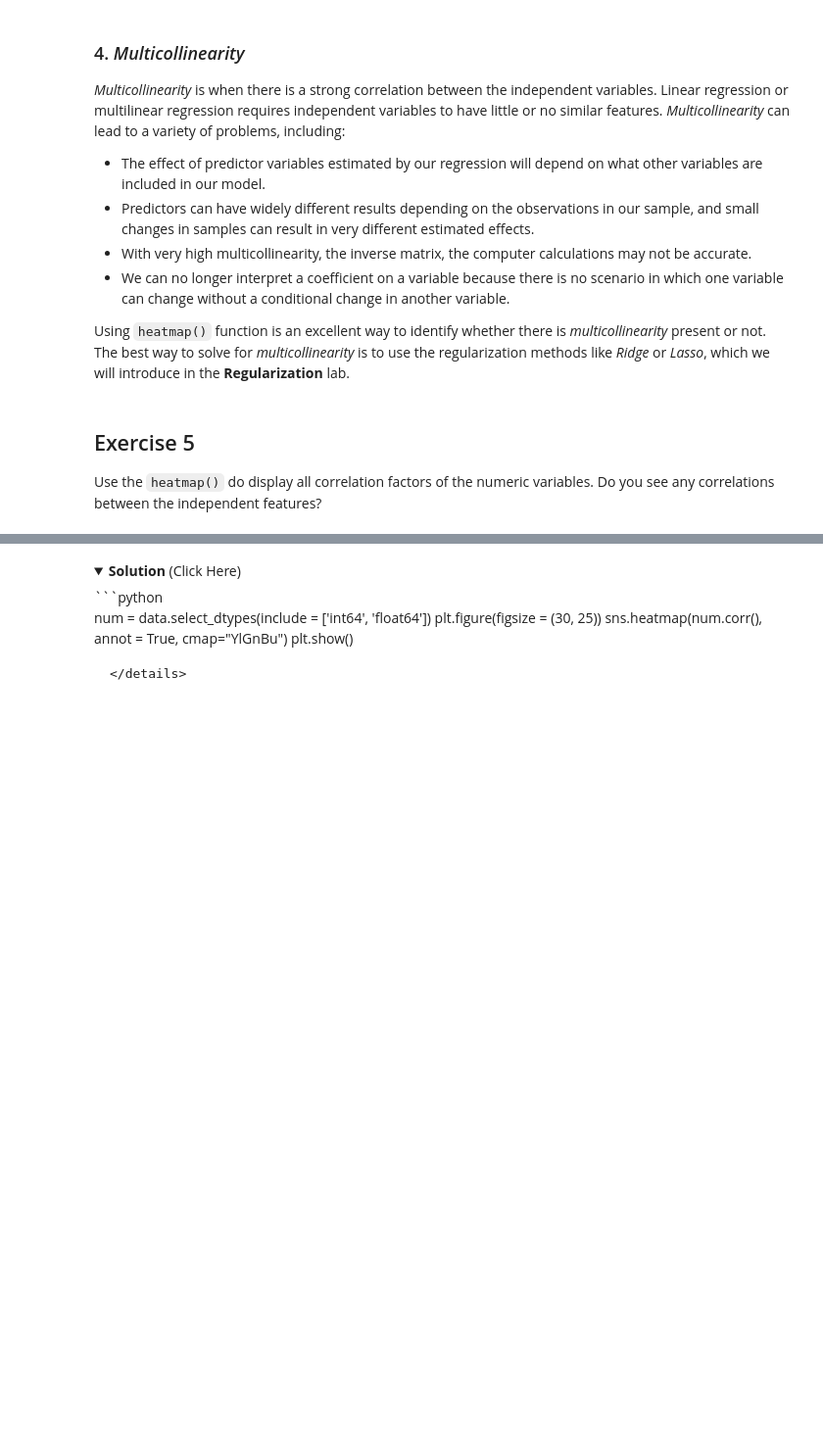
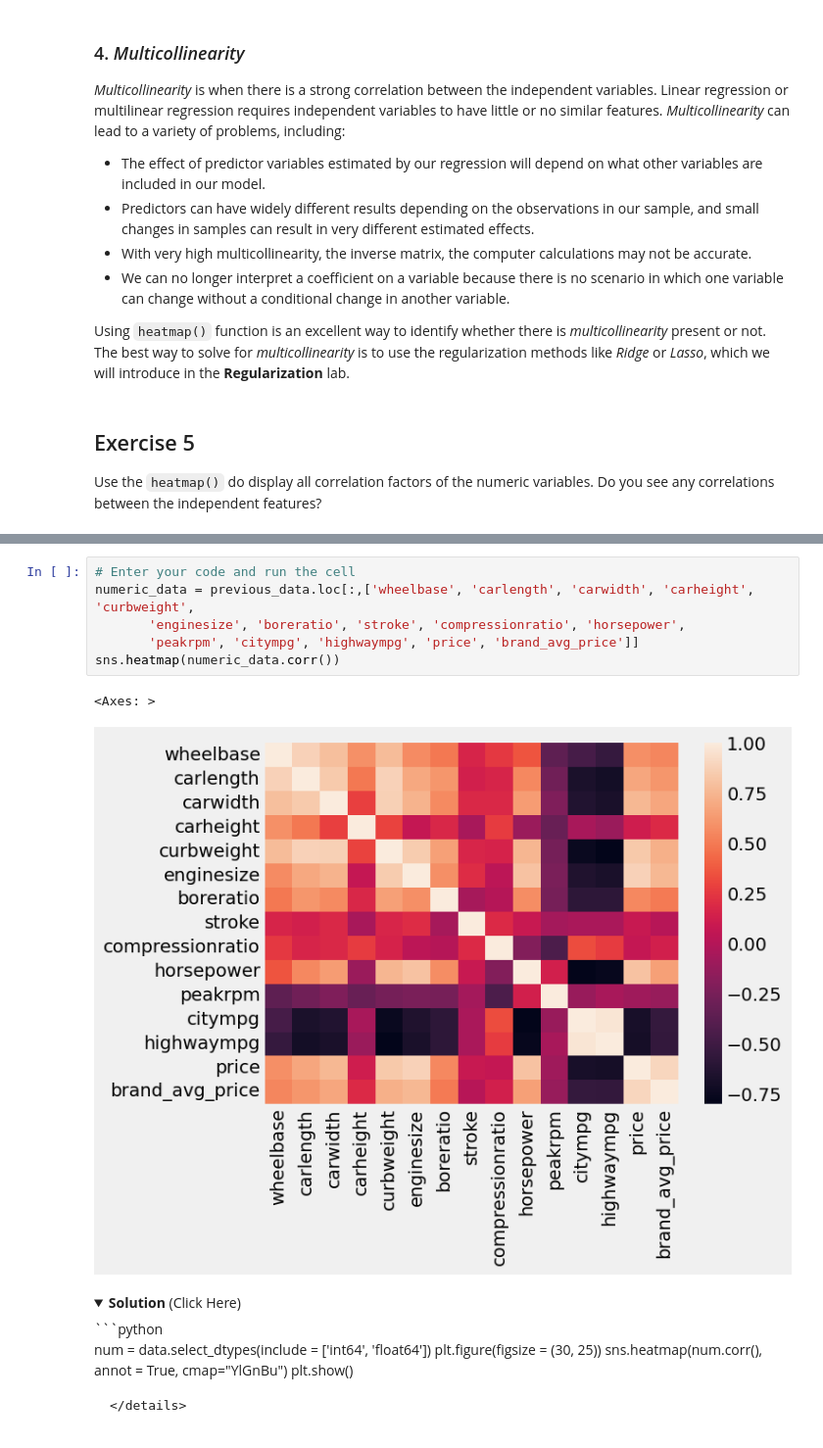
Before and after one commit to tycoi2005/202308_machine_learning_ibm_coursera, a Jupyter notebook: 002supervised-machine-learning-regression/linear_regression.ipynb, the cells around one changed output, grey strips where cells are left out. Shown at 98% size. Cells and saved outputs as stored; diff of their text form; folded sections open; blank space fills up the shorter version.

```diff
--- a/002supervised-machine-learning-regression/linear_regression.ipynb
+++ b/002supervised-machine-learning-regression/linear_regression.ipynb
@@ -654,3 +682,12 @@ Use the `heatmap()` do display all correlation factors of the numeric variables.
+# %%
+# Enter your code and run the cell
+numeric_data = previous_data.loc[:,['wheelbase', 'carlength', 'carwidth', 'carheight', 'curbweight',
+       'enginesize', 'boreratio', 'stroke', 'compressionratio', 'horsepower',
+       'peakrpm', 'citympg', 'highwaympg', 'price', 'brand_avg_price']]
+sns.heatmap(numeric_data.corr())
+# %% [output]
+<Axes: >
+[figure, added]
 # %% [markdown]
 <details>
 <summary><strong>Solution</strong> (Click Here)</summary>
```
Also changed, not shown: parts of 39 cells of this notebook.
